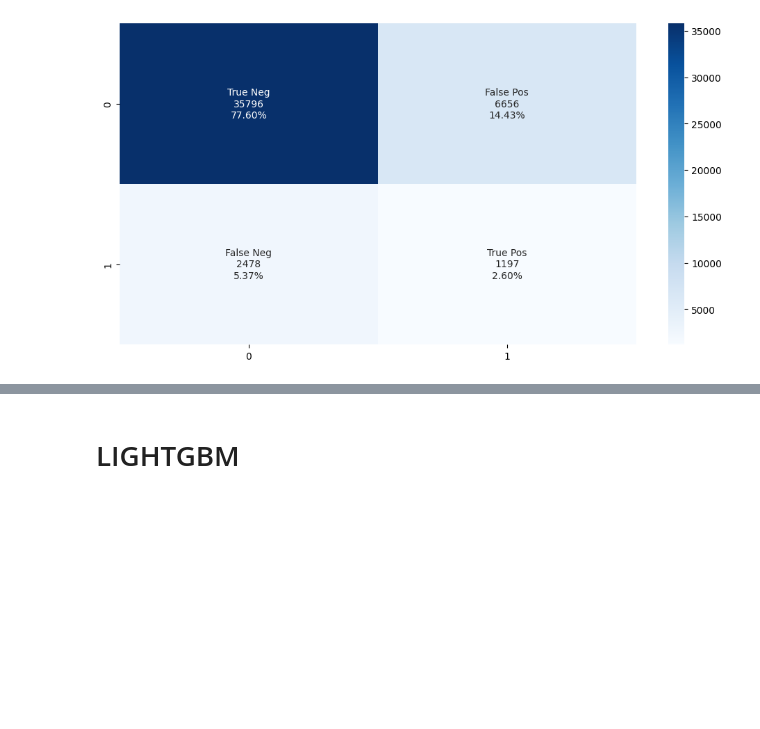
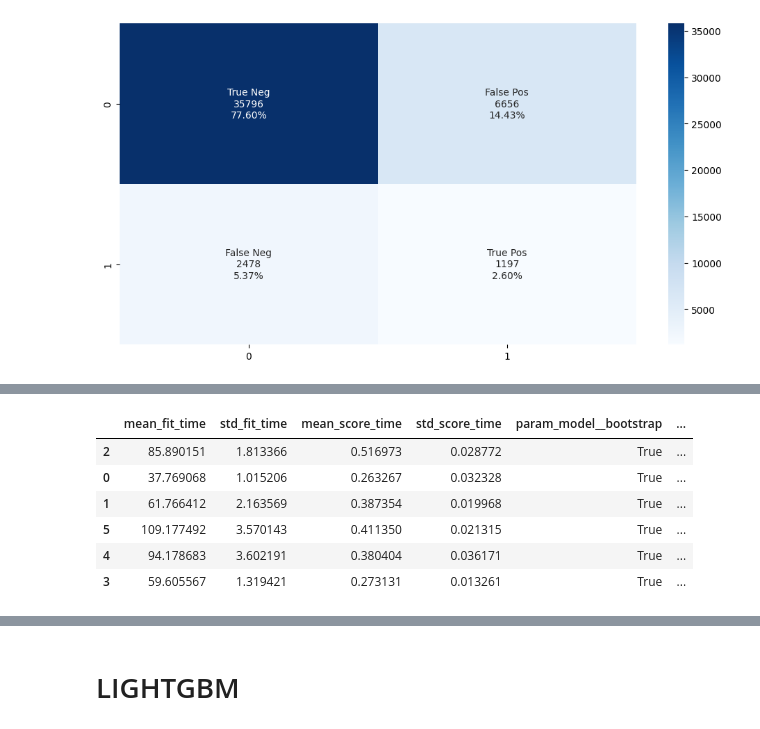
Before and after one commit to OCangrand/OC-Project7, a Jupyter notebook: Modelisation.ipynb, the cells around one changed output, grey strips where cells are left out. Saved outputs shown, nothing was run; the diff lists cells and outputs as text; code cells hidden in the pictures; blank space fills up the shorter version.

```diff
--- a/Modelisation.ipynb
+++ b/Modelisation.ipynb
@@ -501,3 +501,23 @@ weighted avg       0.87      0.80      0.83     46127
 2024/02/06 13:36:43 WARNING mlflow.models.evaluation.default_evaluator: Shap evaluation failed. Reason: ValueError('max_evals=500 is too low for the Permutation explainer, it must be at least 2 * num_ ...
 <Figure size 1050x700 with 0 Axes>
 [figure]
+# %%
+%%time
+
+params = {
+    'model__bootstrap': [True],
+    'model__max_depth': [3, 5],
+    'model__max_features': ['sqrt'],
+    'model__n_estimators': [600, 1000, 1400]
+}
+
+steps = [('over', SMOTE(random_state=0)), ('model', RandomForestClassifier(random_state=0))]
+pipeline = Pipeline(steps=steps)
+GS_RF = GridSearchCV(pipeline, params, scoring=scoring, refit="CustomScorer", n_jobs = -1)
+
+GS_RF.fit(train_x_10k, train_y_10k)
+
+print("Best parameters :",GS_RF.best_params_)
+print("Score :",GS_RF.best_score_)
+resultizeGrid(GS_RF)
+# %% [output]
@@ -503,0 +528,7 @@ weighted avg       0.87      0.80      0.83     46127
+|  | mean_fit_time | std_fit_time | mean_score_time | std_score_time | param_model__bootstrap | ... |
+| 2 | 85.890151 | 1.813366 | 0.516973 | 0.028772 | True | ... |
+| 0 | 37.769068 | 1.015206 | 0.263267 | 0.032328 | True | ... |
+| 1 | 61.766412 | 2.163569 | 0.387354 | 0.019968 | True | ... |
+| 5 | 109.177492 | 3.570143 | 0.411350 | 0.021315 | True | ... |
+| 4 | 94.178683 | 3.602191 | 0.380404 | 0.036171 | True | ... |
+| 3 | 59.605567 | 1.319421 | 0.273131 | 0.013261 | True | ... |
```
Also changed, not shown: parts of 15 cells of this notebook.
